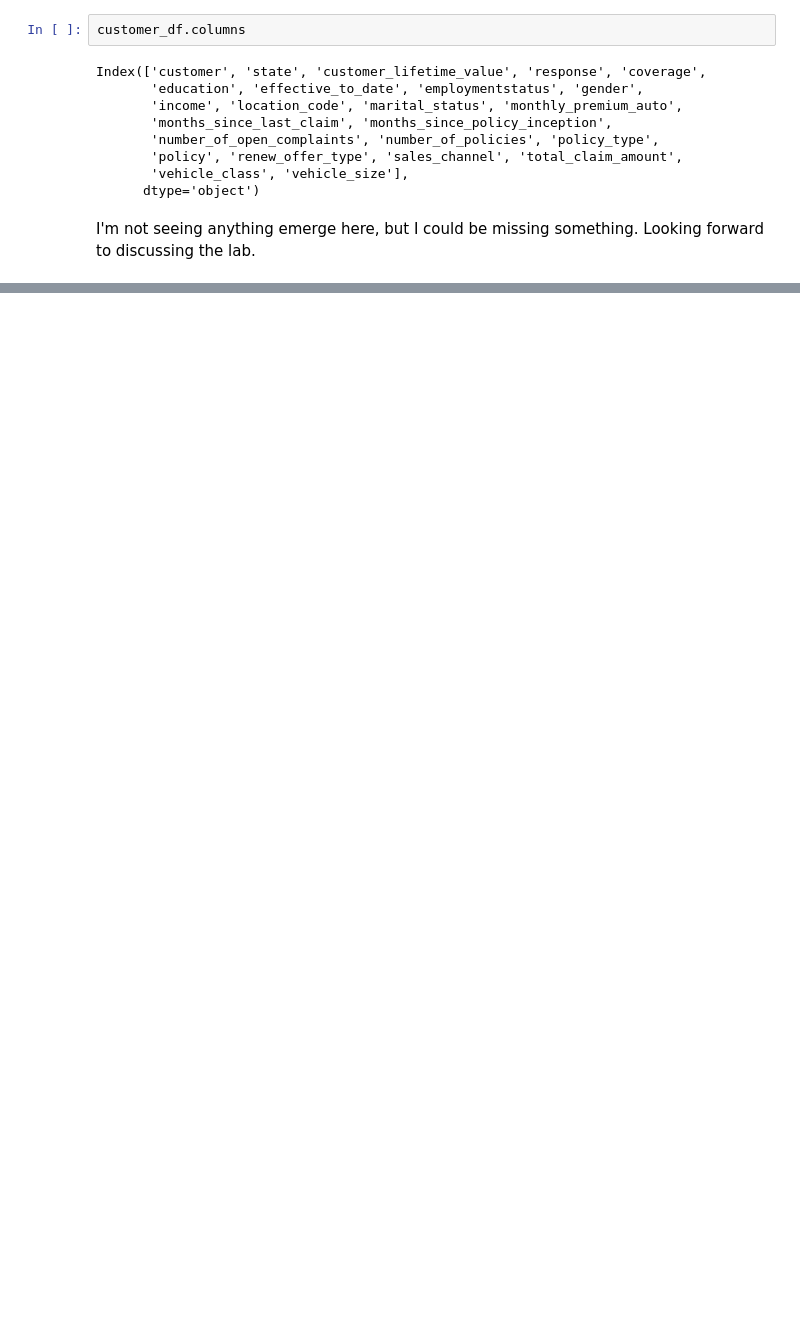
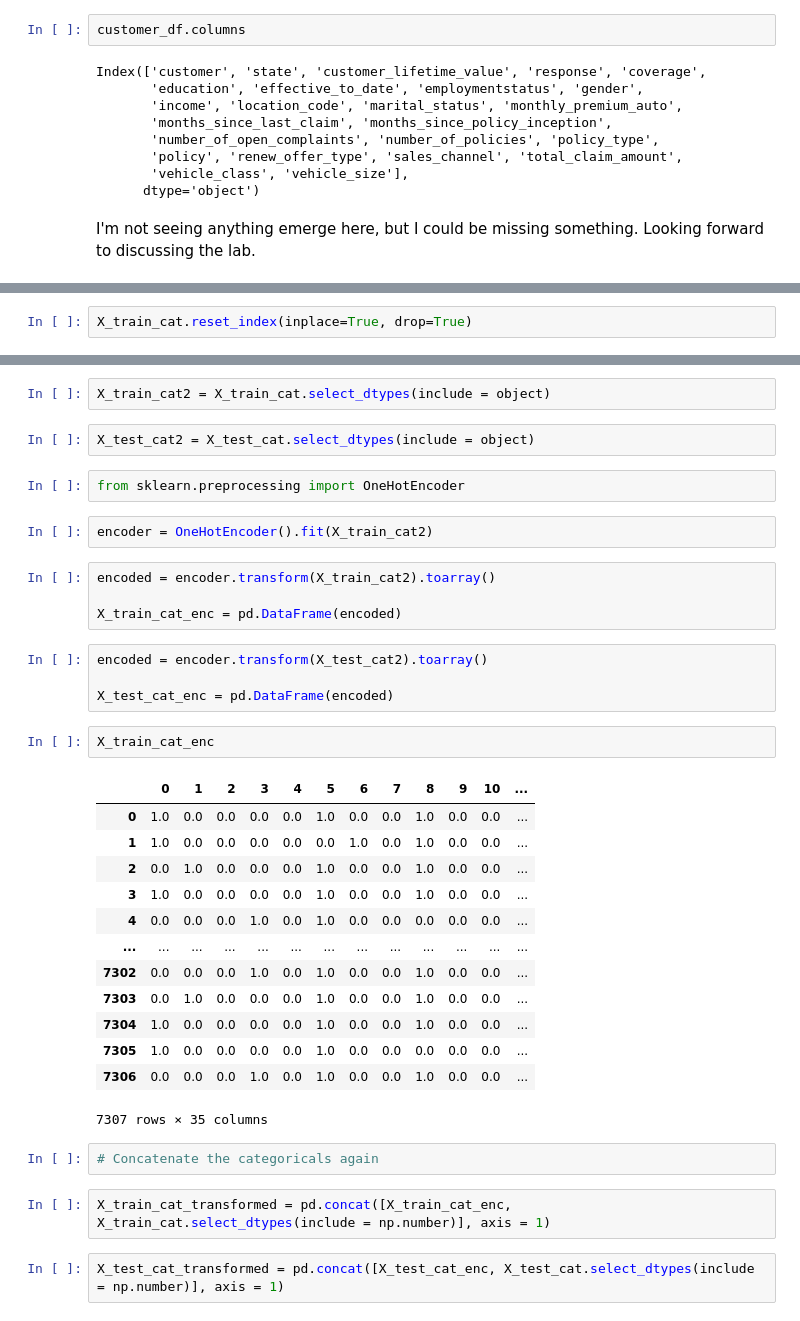
Before and after one commit to rjpeters/week4, a Jupyter notebook: Lab_numeric.ipynb, the cells around one changed output, grey strips where cells are left out. Saved outputs shown, nothing was run; the diff lists cells and outputs as text; blank space fills up the shorter version.

```diff
--- a/Lab_numeric.ipynb
+++ b/Lab_numeric.ipynb
@@ -794,0 +904,2 @@ I'm not seeing anything emerge here, but I could be missing something. Looking f
+# %%
+X_train_cat.reset_index(inplace=True, drop=True)
@@ -794,0 +926,38 @@ I'm not seeing anything emerge here, but I could be missing something. Looking f
+# %%
+X_train_cat2 = X_train_cat.select_dtypes(include = object)
+# %%
+X_test_cat2 = X_test_cat.select_dtypes(include = object)
+# %%
+from sklearn.preprocessing import OneHotEncoder
+# %%
+encoder = OneHotEncoder().fit(X_train_cat2)
+# %%
+encoded = encoder.transform(X_train_cat2).toarray()
+
+X_train_cat_enc = pd.DataFrame(encoded)
+# %%
+encoded = encoder.transform(X_test_cat2).toarray()
+
+X_test_cat_enc = pd.DataFrame(encoded)
+# %%
+X_train_cat_enc
+# %% [output]
+|  | 0 | 1 | 2 | 3 | 4 | 5 | 6 | 7 | 8 | 9 | 10 | ... |
+| 0 | 1.0 | 0.0 | 0.0 | 0.0 | 0.0 | 1.0 | 0.0 | 0.0 | 1.0 | 0.0 | 0.0 | ... |
+| 1 | 1.0 | 0.0 | 0.0 | 0.0 | 0.0 | 0.0 | 1.0 | 0.0 | 1.0 | 0.0 | 0.0 | ... |
+| 2 | 0.0 | 1.0 | 0.0 | 0.0 | 0.0 | 1.0 | 0.0 | 0.0 | 1.0 | 0.0 | 0.0 | ... |
+| 3 | 1.0 | 0.0 | 0.0 | 0.0 | 0.0 | 1.0 | 0.0 | 0.0 | 1.0 | 0.0 | 0.0 | ... |
+| 4 | 0.0 | 0.0 | 0.0 | 1.0 | 0.0 | 1.0 | 0.0 | 0.0 | 0.0 | 0.0 | 0.0 | ... |
+| ... | ... | ... | ... | ... | ... | ... | ... | ... | ... | ... | ... | ... |
+| 7302 | 0.0 | 0.0 | 0.0 | 1.0 | 0.0 | 1.0 | 0.0 | 0.0 | 1.0 | 0.0 | 0.0 | ... |
+| 7303 | 0.0 | 1.0 | 0.0 | 0.0 | 0.0 | 1.0 | 0.0 | 0.0 | 1.0 | 0.0 | 0.0 | ... |
+| 7304 | 1.0 | 0.0 | 0.0 | 0.0 | 0.0 | 1.0 | 0.0 | 0.0 | 1.0 | 0.0 | 0.0 | ... |
+| 7305 | 1.0 | 0.0 | 0.0 | 0.0 | 0.0 | 1.0 | 0.0 | 0.0 | 0.0 | 0.0 | 0.0 | ... |
+| 7306 | 0.0 | 0.0 | 0.0 | 1.0 | 0.0 | 1.0 | 0.0 | 0.0 | 1.0 | 0.0 | 0.0 | ... |
+7307 rows × 35 columns
+# %%
+# Concatenate the categoricals again
+# %%
+X_train_cat_transformed = pd.concat([X_train_cat_enc, X_train_cat.select_dtypes(include = np.number)], axis = 1)
+# %%
+X_test_cat_transformed = pd.concat([X_test_cat_enc, X_test_cat.select_dtypes(include = np.number)], axis = 1)
```
Also changed, not shown: parts of 94 cells of this notebook, 1 other file.
